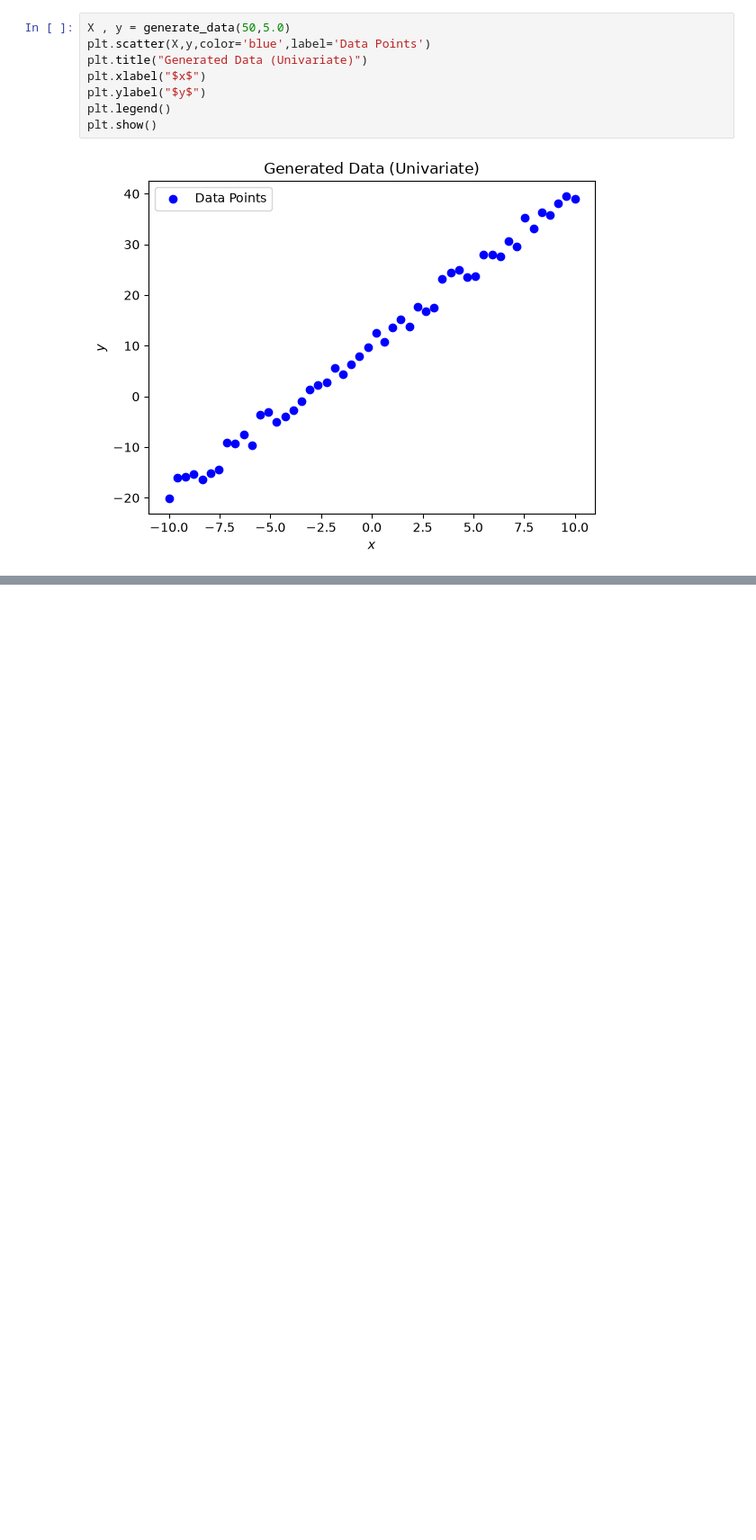
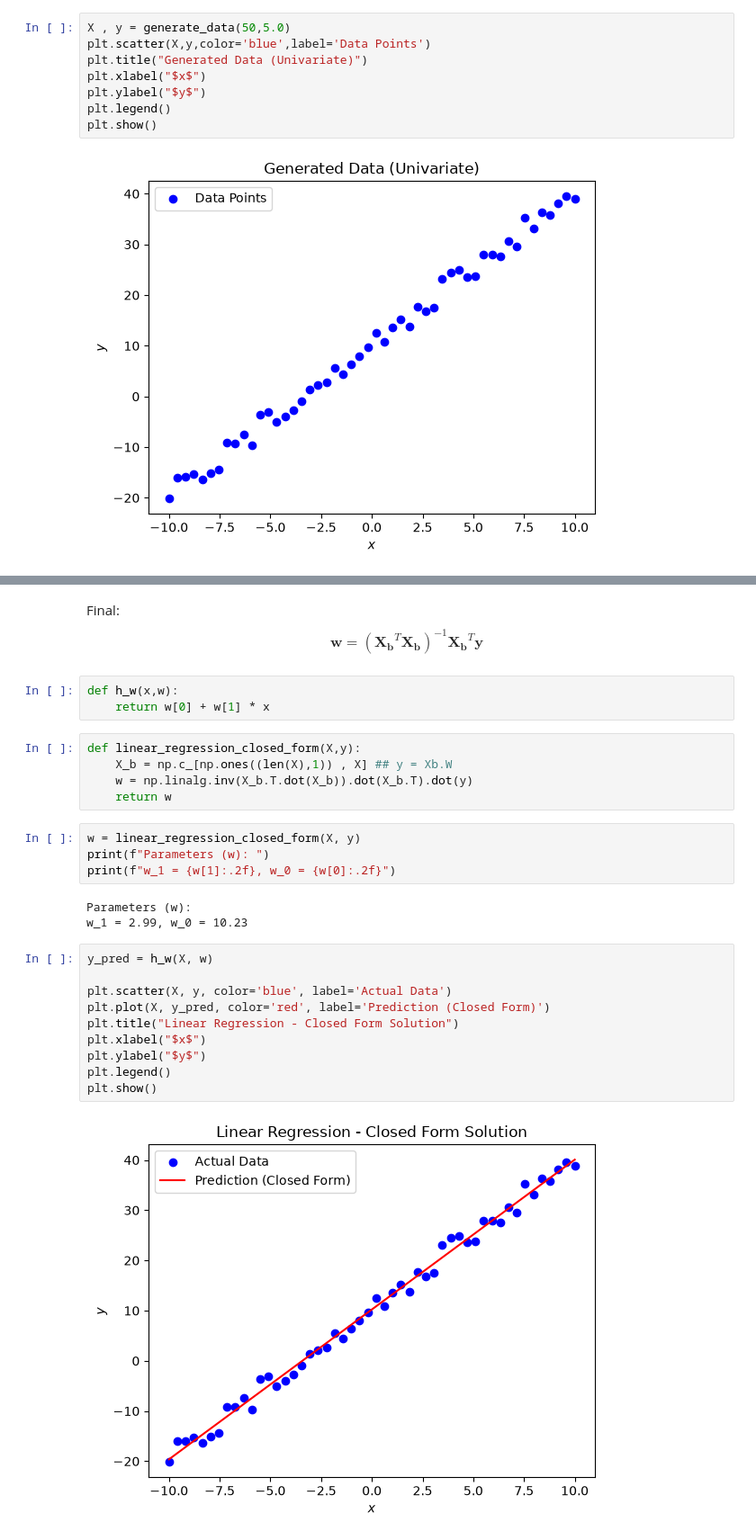
Before and after one commit to callMeLef1n/All-Need-For-AI, a Jupyter notebook: 01-Linear_Regression/Linear_Regression.ipynb, the cells around one changed output, grey strips where cells are left out. Shown at 90% size. Cells and saved outputs as stored; diff of their text form; blank space fills up the shorter version.

Commit message:
w closed form

```diff
--- a/01-Linear_Regression/Linear_Regression.ipynb
+++ b/01-Linear_Regression/Linear_Regression.ipynb
@@ -25,0 +56,30 @@ plt.show()
+# %% [markdown]
+Final:
+$$\mathbf{w} = (\mathbf{X_b}^T\mathbf{X_b})^{-1}\mathbf{X_b}^T\mathbf{y}$$
+# %%
+def h_w(x,w):
+    return w[0] + w[1] * x
+# %%
+def linear_regression_closed_form(X,y):
+    X_b = np.c_[np.ones((len(X),1)) , X] ## y = Xb.W
+    w = np.linalg.inv(X_b.T.dot(X_b)).dot(X_b.T).dot(y)
+    return w
+# %%
+w = linear_regression_closed_form(X, y)
+print(f"Parameters (w): ")
+print(f"w_1 = {w[1]:.2f}, w_0 = {w[0]:.2f}")
+# %% [output]
+Parameters (w):
+w_1 = 2.99, w_0 = 10.23
+# %%
+y_pred = h_w(X, w)
+
+plt.scatter(X, y, color='blue', label='Actual Data')
+plt.plot(X, y_pred, color='red', label='Prediction (Closed Form)')
+plt.title("Linear Regression - Closed Form Solution")
+plt.xlabel("$x$")
+plt.ylabel("$y$")
+plt.legend()
+plt.show()
+# %% [output]
+[figure, added]
```
Also changed, not shown: parts of 5 cells of this notebook.
